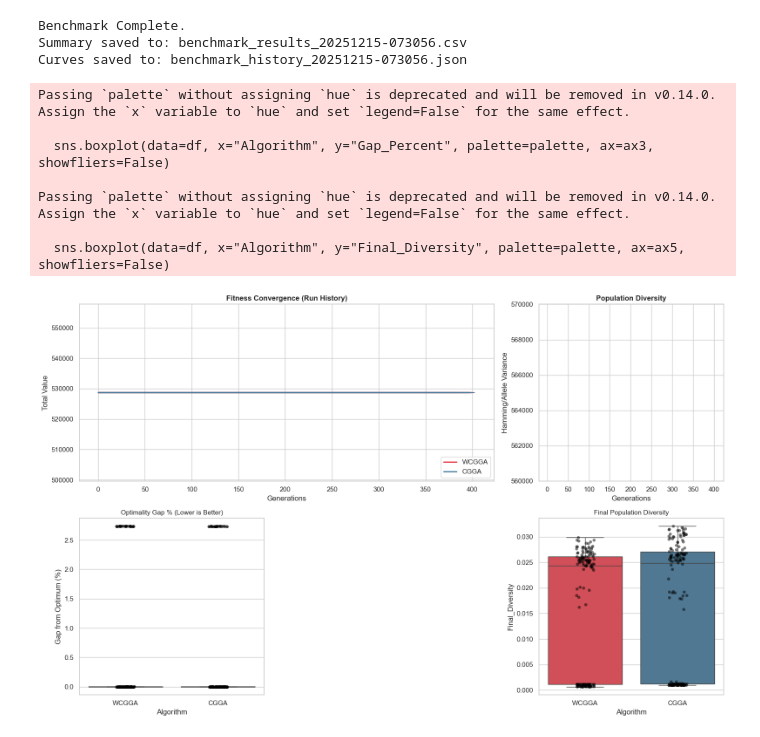
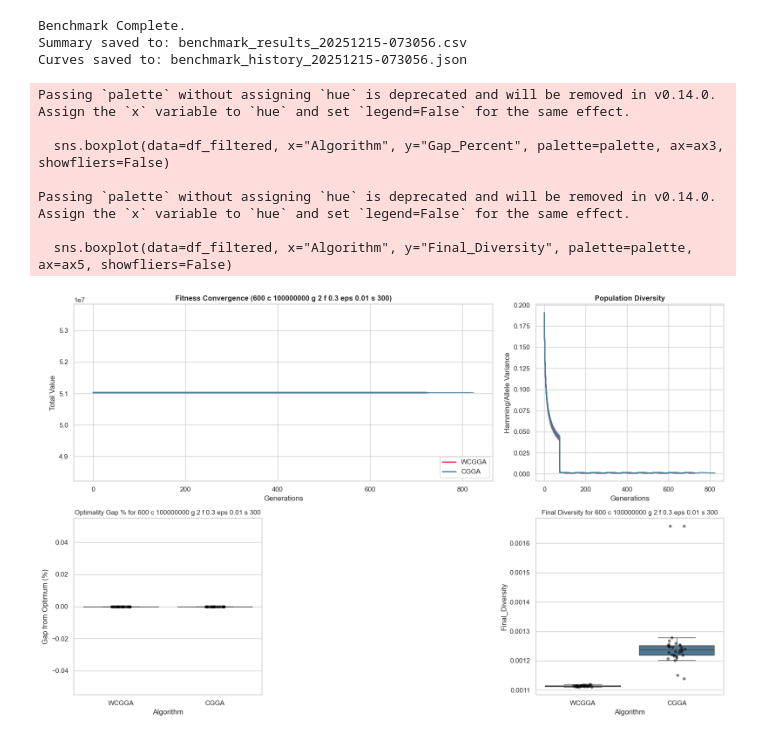
Before and after one commit to RubinInsert/AboriginalKinshipBasedOptimization, a Jupyter notebook: algorithm_benchmark.ipynb, the cells around one changed output. Cells and saved outputs as stored; diff of their text form; code cells hidden in the pictures.

Commit message:
Fixed Optimality Gap Graph

```diff
--- a/algorithm_benchmark.ipynb
+++ b/algorithm_benchmark.ipynb
@@ -218,7 +218,7 @@ import pandas as pd
 import seaborn as sns
 import matplotlib.pyplot as plt
 import io
-# Fix Optimality Gap Graph
+# Fix Optimality Gap Graph - DONE
 # Optimality over time
 # Fitness over time - Limit Y axis from min value to max value
 # WilCox Ranksum Test, P-Value: https://astatsa.com/WilcoxonTest/
@@ -234,6 +234,7 @@ import io
 # (Assuming file exists, using the filename you provided)
 json_filename = "benchmark_history_20251215-073056.json"
 csv_filename = "benchmark_results_20251215-073056.csv"
+problem_id = "n_600_c_100000000_g_2_f_0.3_eps_0.01_s_300"
 try:
     with open(json_filename, "r") as f:
         history_data = json.load(f)
@@ -258,71 +259,86 @@ gs = fig.add_gridspec(2, 3) # 2 Rows, 3 Columns
 # 3. PLOT CURVES (Top Row)
 # ==========================================
 
+
+# 1. Filter the History Data (For Curves)
+history_subset = [d for d in history_data if d.get('Problem') == problem_id]
+
+# 2. Filter the Summary Data (For Boxplots)
+df_filtered = df[df['Problem'] == problem_id].copy() # .copy() avoids warnings
+
+# Define Palette
+palette = {"WCGGA": "#E63946", "CGGA": "#457B9D"}
+problem_title = problem_id.replace('_', ' ').split(' ', 1)[1] # Optional: Clean up title
+
+# ==========================================
+# 3. PLOT CURVES (Top Row)
+# ==========================================
+
 # --- A. Fitness Convergence (Top Left) ---
 ax1 = fig.add_subplot(gs[0, :2]) # Span 2 columns
-problem_id = "n_1000_c_1000000_g_2_f_0.3_eps_1e-05_s_200"
 
-# Filter JSON data (Robust check)
-subset = [d for d in history_data if d.get('Problem') == problem_id or d.get('Problem') == "n_800"]
-
-for run in subset:
-    color = '#E63946' if run['Algorithm'] == 'WCGGA' else '#457B9D'
-    # Plot Fitness
+# 1. Plot the Data
+for run in history_subset:
+    color = palette[run['Algorithm']]
     ax1.plot(run['Fitness_Curve'], color=color, alpha=0.4, linewidth=1.5)
 
-# Hack for custom legend
+# 2. Add Legend and Titles (RE-ADDING MISSING CODE)
 from matplotlib.lines import Line2D
 custom_lines = [Line2D([0], [0], color='#E63946', lw=2),
                 Line2D([0], [0], color='#457B9D', lw=2)]
 ax1.legend(custom_lines, ['WCGGA', 'CGGA'], loc='lower right')
-ax1.set_title("Fitness Convergence (Run History)", fontsize=12, fontweight='bold')
+ax1.set_title(f"Fitness Convergence ({problem_title})", fontsize=12, fontweight='bold')
 ax1.set_xlabel("Generations")
 ax1.set_ylabel("Total Value")
+
 
 # --- B. Diversity Decay (Top Right) ---
 ax2 = fig.add_subplot(gs[0, 2]) # Span 1 column
 
-for run in subset:
-    color = '#E63946' if run['Algorithm'] == 'WCGGA' else '#457B9D'
-    # Plot Diversity if available
+for run in history_subset:
+    color = palette[run['Algorithm']]
     if 'Diversity_Curve' in run and len(run['Diversity_Curve']) > 0:
         ax2.plot(run['Diversity_Curve'], color=color, alpha=0.4, linewidth=1.5)
 
 ax2.set_title("Population Diversity", fontsize=12, fontweight='bold')
 ax2.set_xlabel("Generations")
 ax2.set_ylabel("Hamming/Allele Variance")
-plt.ylim(560000, 570000)
+
+# WARNING: Remove plt.ylim() unless you absolutely need it, as it can hide data
+# plt.ylim(560000, 570000) # This line was in your previous snippet, remove if possible!
+
 # ==========================================
 # 4. PLOT STATS (Bottom Row)
 # ==========================================
 
 # Define Palette
 palette = {"WCGGA": "#E63946", "CGGA": "#457B9D"}
+problem_title = problem_id.replace('_', ' ').split(' ', 1)[1] # Optional: Clean up title
 
 # --- C. Optimality Gap (Lower Left) ---
-# "Is it accurate?"
 ax3 = fig.add_subplot(gs[1, 0])
-sns.boxplot(data=df, x="Algorithm", y="Gap_Percent", palette=palette, ax=ax3, showfliers=False)
-sns.stripplot(data=df, x="Algorithm", y="Gap_Percent", color="black", alpha=0.5, ax=ax3) # Show individual dots
-ax3.set_title("Optimality Gap % (Lower is Better)", fontsize=11)
+# FIX: Use df_filtered here!
+sns.boxplot(data=df_filtered, x="Algorithm", y="Gap_Percent", palette=palette, ax=ax3, showfliers=False)
+sns.stripplot(data=df_filtered, x="Algorithm", y="Gap_Percent", color="black", alpha=0.5, ax=ax3)
+ax3.set_title(f"Optimality Gap % for {problem_title}", fontsize=11)
 ax3.set_ylabel("Gap from Optimum (%)")
 
 
 # --- E. Final Diversity (Lower Right) ---
-# "Did it converge prematurely?"
 ax5 = fig.add_subplot(gs[1, 2])
-sns.boxplot(data=df, x="Algorithm", y="Final_Diversity", palette=palette, ax=ax5, showfliers=False)
-sns.stripplot(data=df, x="Algorithm", y="Final_Diversity", color="black", alpha=0.5, ax=ax5)
-ax5.set_title("Final Population Diversity", fontsize=11)
+# FIX: Use df_filtered here!
+sns.boxplot(data=df_filtered, x="Algorithm", y="Final_Diversity", palette=palette, ax=ax5, showfliers=False)
+sns.stripplot(data=df_filtered, x="Algorithm", y="Final_Diversity", color="black", alpha=0.5, ax=ax5)
+ax5.set_title(f"Final Diversity for {problem_title}", fontsize=11)
 
 plt.tight_layout()
 plt.show()
 # %% [output]
 Passing `palette` without assigning `hue` is deprecated and will be removed in v0.14.0. Assign the `x` variable to `hue` and set `legend=False` for the same effect.
 
-  sns.boxplot(data=df, x="Algorithm", y="Gap_Percent", palette=palette, ax=ax3, showfliers=False)
+  sns.boxplot(data=df_filtered, x="Algorithm", y="Gap_Percent", palette=palette, ax=ax3, showfliers=False)
 
 Passing `palette` without assigning `hue` is deprecated and will be removed in v0.14.0. Assign the `x` variable to `hue` and set `legend=False` for the same effect.
 
-  sns.boxplot(data=df, x="Algorithm", y="Final_Diversity", palette=palette, ax=ax5, showfliers=False)
+  sns.boxplot(data=df_filtered, x="Algorithm", y="Final_Diversity", palette=palette, ax=ax5, showfliers=False)
-[figure, old version]
+[figure, new version]
```
Also changed, not shown: 5 other files.
